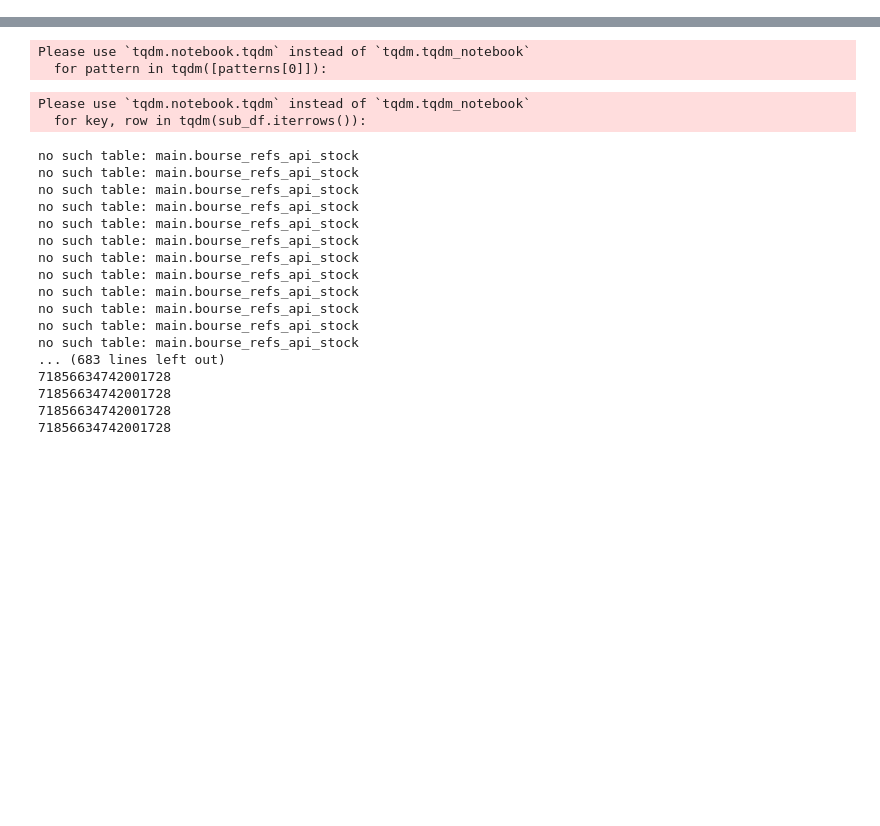
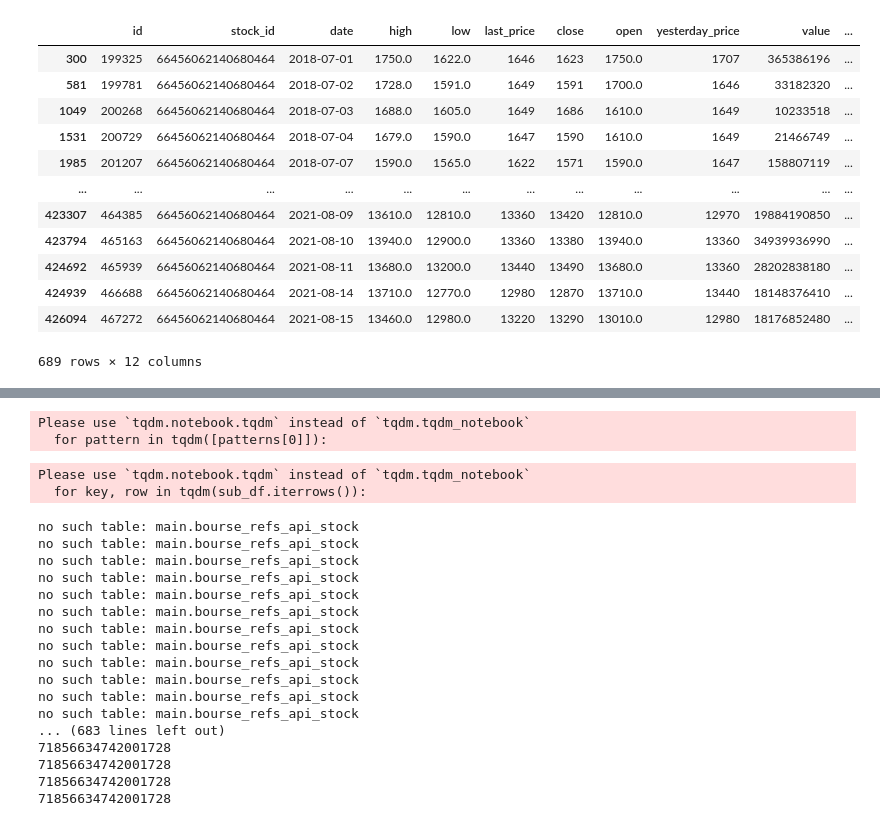
Before and after one commit to parsaalian/thesis, a Jupyter notebook: backend/notebooks/candle_patterns.ipynb, the cells around one changed output, grey strips where cells are left out. Saved outputs shown, nothing was run; the diff lists cells and outputs as text; code cells hidden in the pictures; blank space fills up the shorter version.

```diff
--- a/backend/notebooks/candle_patterns.ipynb
+++ b/backend/notebooks/candle_patterns.ipynb
@@ -36,0 +89,16 @@ df = df.rename(columns={
+# %%
+df[df.stock_id == 66456062140680464]
+# %% [output]
+|  | id | stock_id | date | high | low | last_price | close | open | yesterday_price | value | ... |
+| 300 | 199325 | 66456062140680464 | 2018-07-01 | 1750.0 | 1622.0 | 1646 | 1623 | 1750.0 | 1707 | 365386196 | ... |
+| 581 | 199781 | 66456062140680464 | 2018-07-02 | 1728.0 | 1591.0 | 1649 | 1591 | 1700.0 | 1646 | 33182320 | ... |
+| 1049 | 200268 | 66456062140680464 | 2018-07-03 | 1688.0 | 1605.0 | 1649 | 1686 | 1610.0 | 1649 | 10233518 | ... |
+| 1531 | 200729 | 66456062140680464 | 2018-07-04 | 1679.0 | 1590.0 | 1647 | 1590 | 1610.0 | 1649 | 21466749 | ... |
+| 1985 | 201207 | 66456062140680464 | 2018-07-07 | 1590.0 | 1565.0 | 1622 | 1571 | 1590.0 | 1647 | 158807119 | ... |
+| ... | ... | ... | ... | ... | ... | ... | ... | ... | ... | ... | ... |
+| 423307 | 464385 | 66456062140680464 | 2021-08-09 | 13610.0 | 12810.0 | 13360 | 13420 | 12810.0 | 12970 | 19884190850 | ... |
+| 423794 | 465163 | 66456062140680464 | 2021-08-10 | 13940.0 | 12900.0 | 13360 | 13380 | 13940.0 | 13360 | 34939936990 | ... |
+| 424692 | 465939 | 66456062140680464 | 2021-08-11 | 13680.0 | 13200.0 | 13440 | 13490 | 13680.0 | 13360 | 28202838180 | ... |
+| 424939 | 466688 | 66456062140680464 | 2021-08-14 | 13710.0 | 12770.0 | 12980 | 12870 | 13710.0 | 13440 | 18148376410 | ... |
+| 426094 | 467272 | 66456062140680464 | 2021-08-15 | 13460.0 | 12980.0 | 13220 | 13290 | 13010.0 | 12980 | 18176852480 | ... |
+689 rows × 12 columns
```
Also changed, not shown: parts of 10 cells of this notebook, 1 other file.
